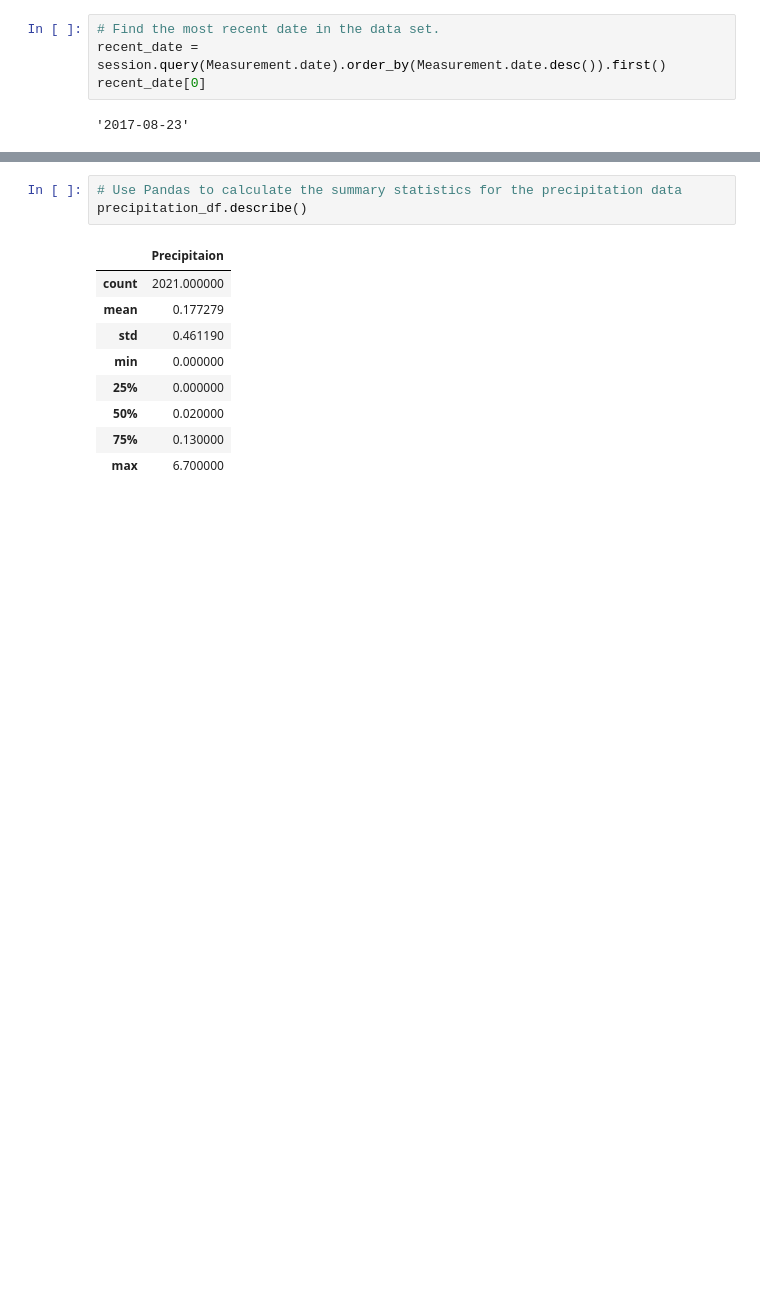
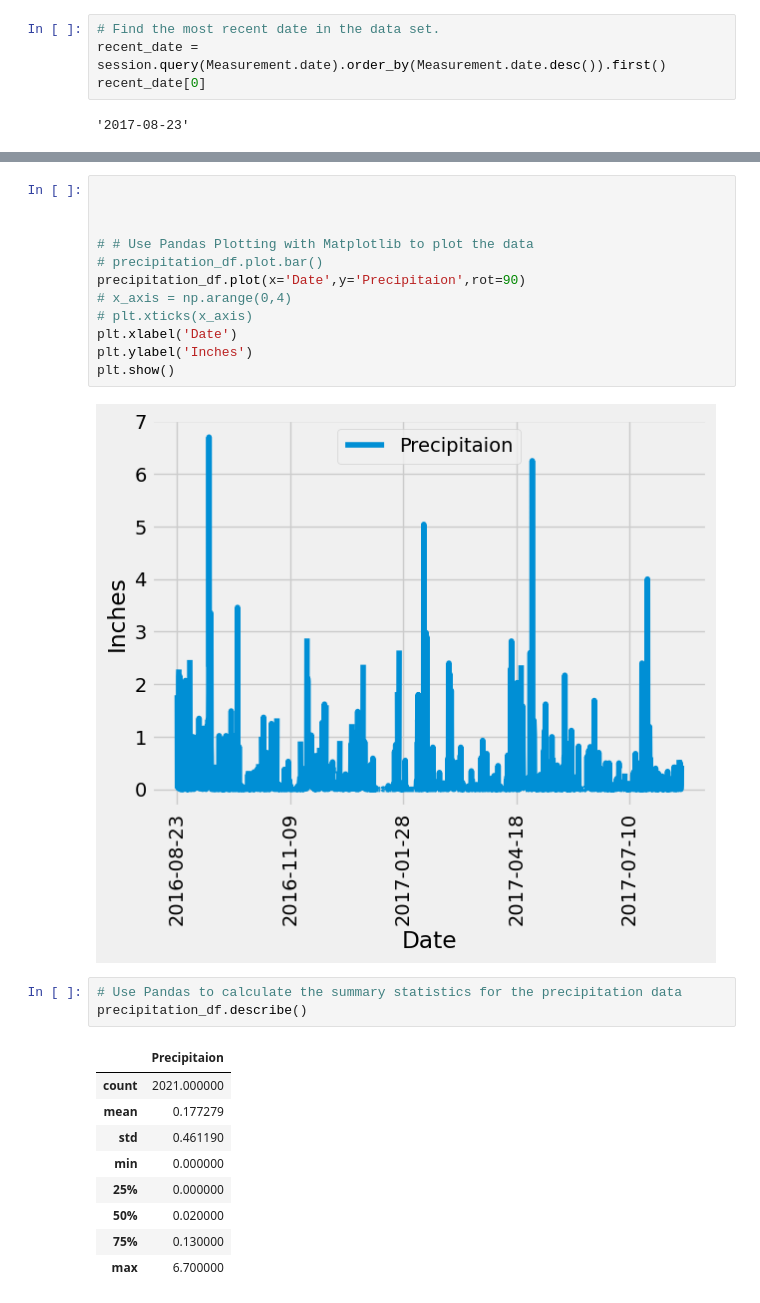
Before and after one commit to Kevin-Lad/sqlalchemy-challenge, a Jupyter notebook: climate.ipynb, the cells around one changed output, grey strips where cells are left out. Drawn from its saved outputs; the diff is of its cells as text; blank space fills up the shorter version.

```diff
--- a/climate.ipynb
+++ b/climate.ipynb
@@ -91,3 +84,17 @@ precipitation_df
+# %%
+
+
+
+# # Use Pandas Plotting with Matplotlib to plot the data
+# precipitation_df.plot.bar()
+precipitation_df.plot(x='Date',y='Precipitaion',rot=90)
+# x_axis = np.arange(0,4)
+# plt.xticks(x_axis)
+plt.xlabel('Date')
+plt.ylabel('Inches')
+plt.show()
+# %% [output]
+[figure, added]
 # %%
 # Use Pandas to calculate the summary statistics for the precipitation data
 precipitation_df.describe()
```
Also changed, not shown: parts of 3 cells of this notebook.
